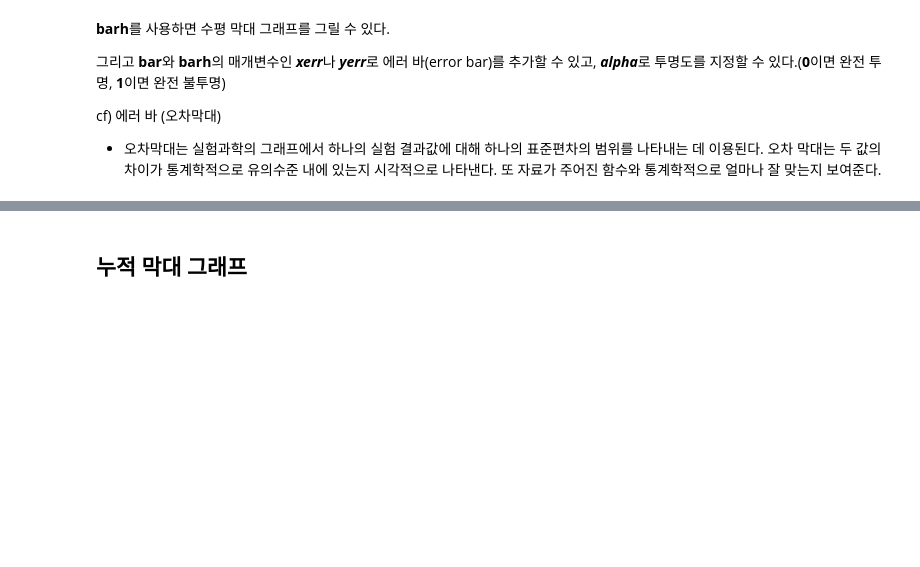
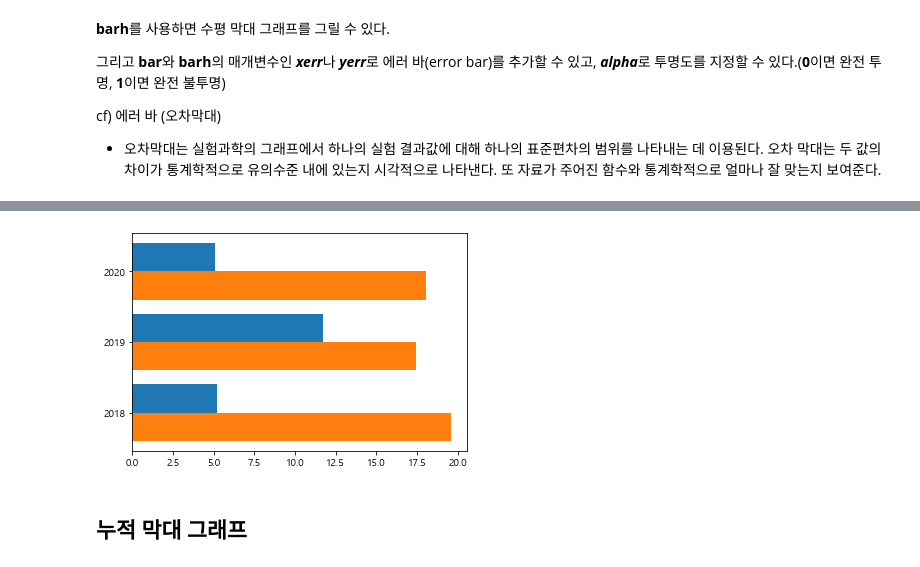
Before and after one commit to kelly062001/Frontend_study, a Jupyter notebook: outta/lecture_4_data_visualization/송현지 - data_visualization_1_배포용.ipynb, the cells around one changed output, grey strips where cells are left out. Saved outputs shown, nothing was run; the diff lists cells and outputs as text; code cells hidden in the pictures; blank space fills up the shorter version.

```diff
--- a/outta/lecture_4_data_visualization/송현지 - data_visualization_1_배포용.ipynb
+++ b/outta/lecture_4_data_visualization/송현지 - data_visualization_1_배포용.ipynb
@@ -703,17 +716,23 @@ plt.show()
 # %%
 # multiple barh charts
 # height을 통해 막대의 높이를 조정할 수 있다.
 y = np.arange(3)
 years = ['2018', '2019', '2020']
 
 np.random.seed(5)
 values_1 = 3 + 10 * np.random.rand(len(years))
 values_2 = 15 + 5 * np.random.rand(len(years))
 error = np.random.rand(len(years))
 
 ## type your code ##
+gap=0.4
+plt.barh(y+gap/2, values_1,height=gap )
+plt.barh(y-gap/2, values_2,height=gap)
+plt.yticks(y,years)
 
 plt.show()
+# %% [output]
+[figure, added]
 # %% [markdown]
 ## 누적 막대 그래프
 # %% [markdown]
```
Also changed, not shown: parts of 25 cells of this notebook, 2 other files.
